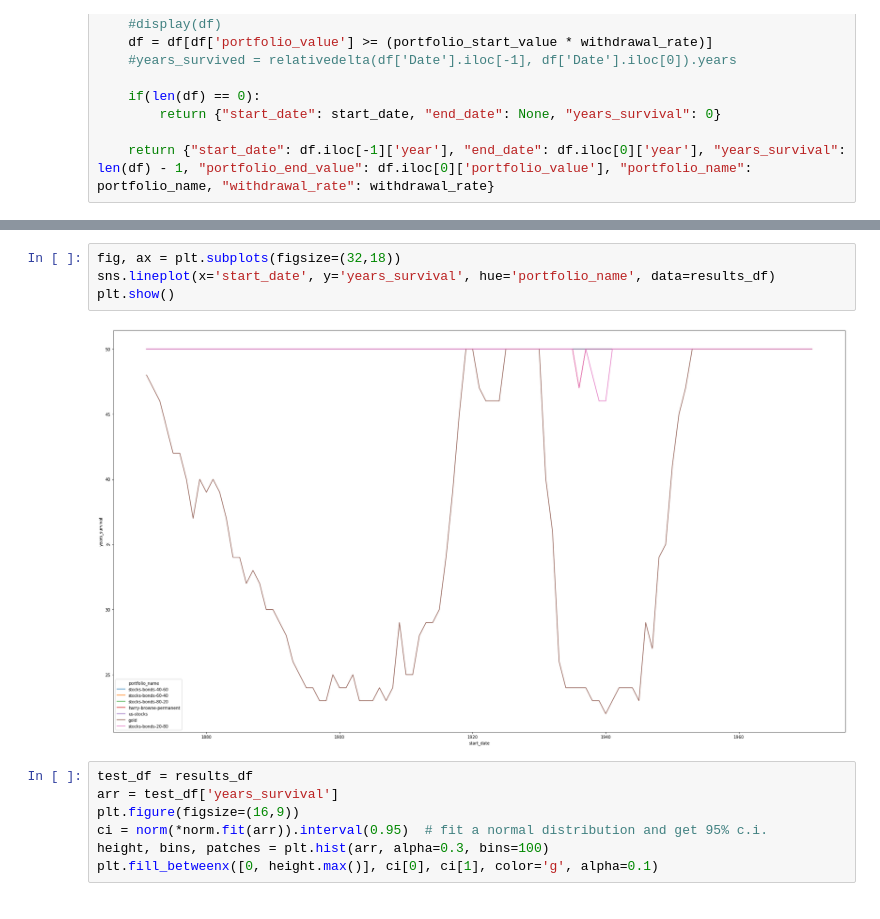
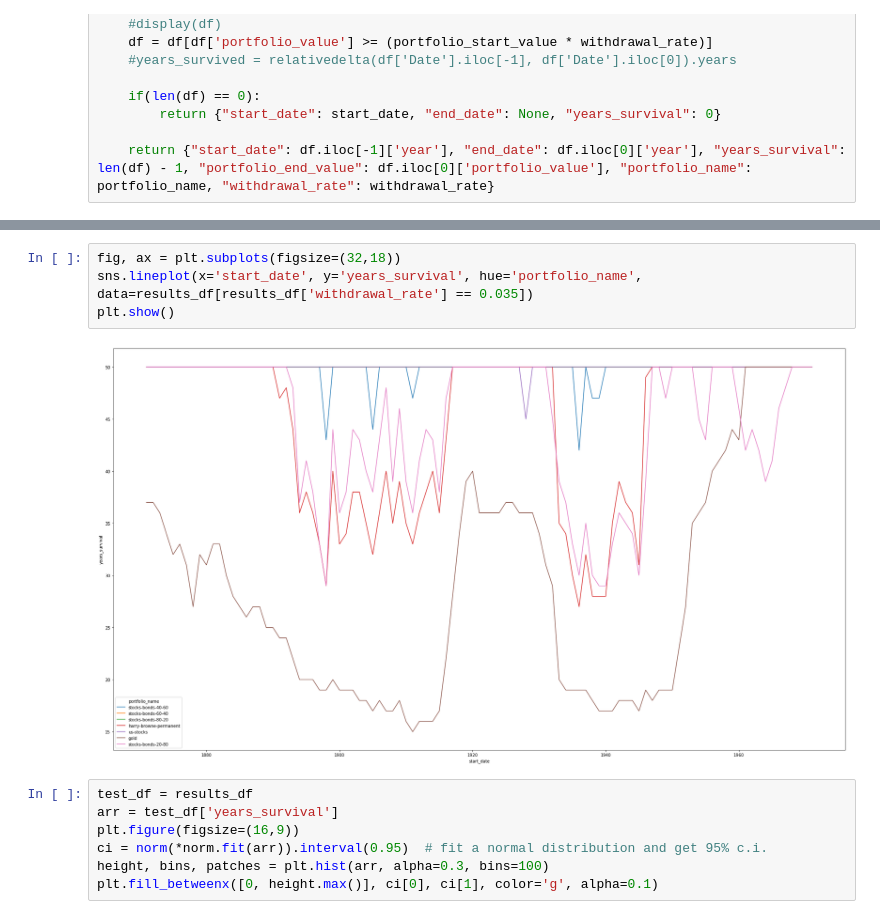
Before and after one commit to AcollaMolla/investment-analysis, a Jupyter notebook: portfolio_withdrawal_analysis_etf.ipynb, the cells around one changed output, grey strips where cells are left out. Cells and saved outputs as stored; diff of their text form.

```diff
--- a/portfolio_withdrawal_analysis_etf.ipynb
+++ b/portfolio_withdrawal_analysis_etf.ipynb
@@ -134,9 +218,9 @@ KeyboardInterrupt:
 # %%
 fig, ax = plt.subplots(figsize=(32,18))
-sns.lineplot(x='start_date', y='years_survival', hue='portfolio_name', data=results_df)
+sns.lineplot(x='start_date', y='years_survival', hue='portfolio_name', data=results_df[results_df['withdrawal_rate'] == 0.035])
 plt.show()
 # %% [output]
-[figure, old version]
+[figure, new version]
 # %%
 test_df = results_df
 arr = test_df['years_survival']
```
Also changed, not shown: parts of 4 cells of this notebook.
